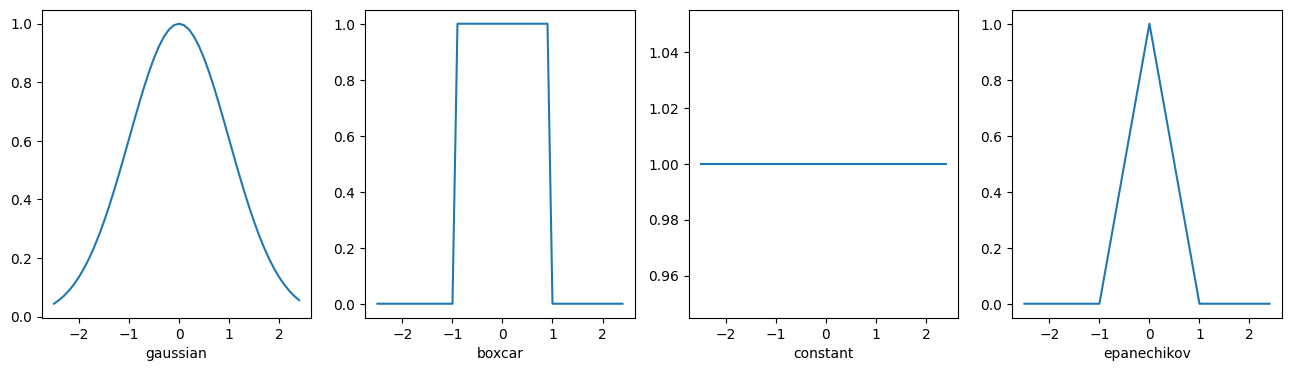
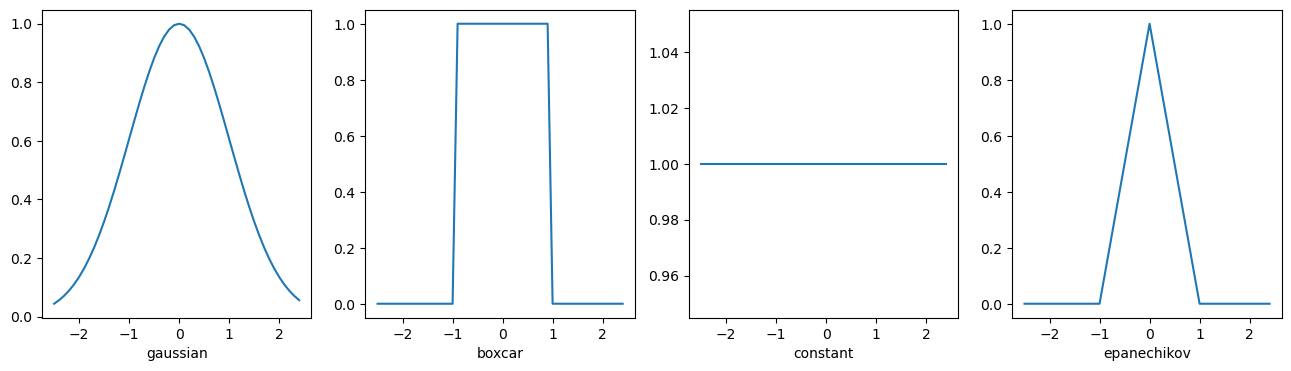
The change to this notebook cell's code, shown as a diff; its figure went from the first image to the second:
--- before
+++ after
@@ -7,4 +7,4 @@
     ax.plot(x, ker(x))
     ax.set_xlabel(name)
-
+plt.savefig("kernel-examples.jpg")
 plt.show()

Commit: autoencoders